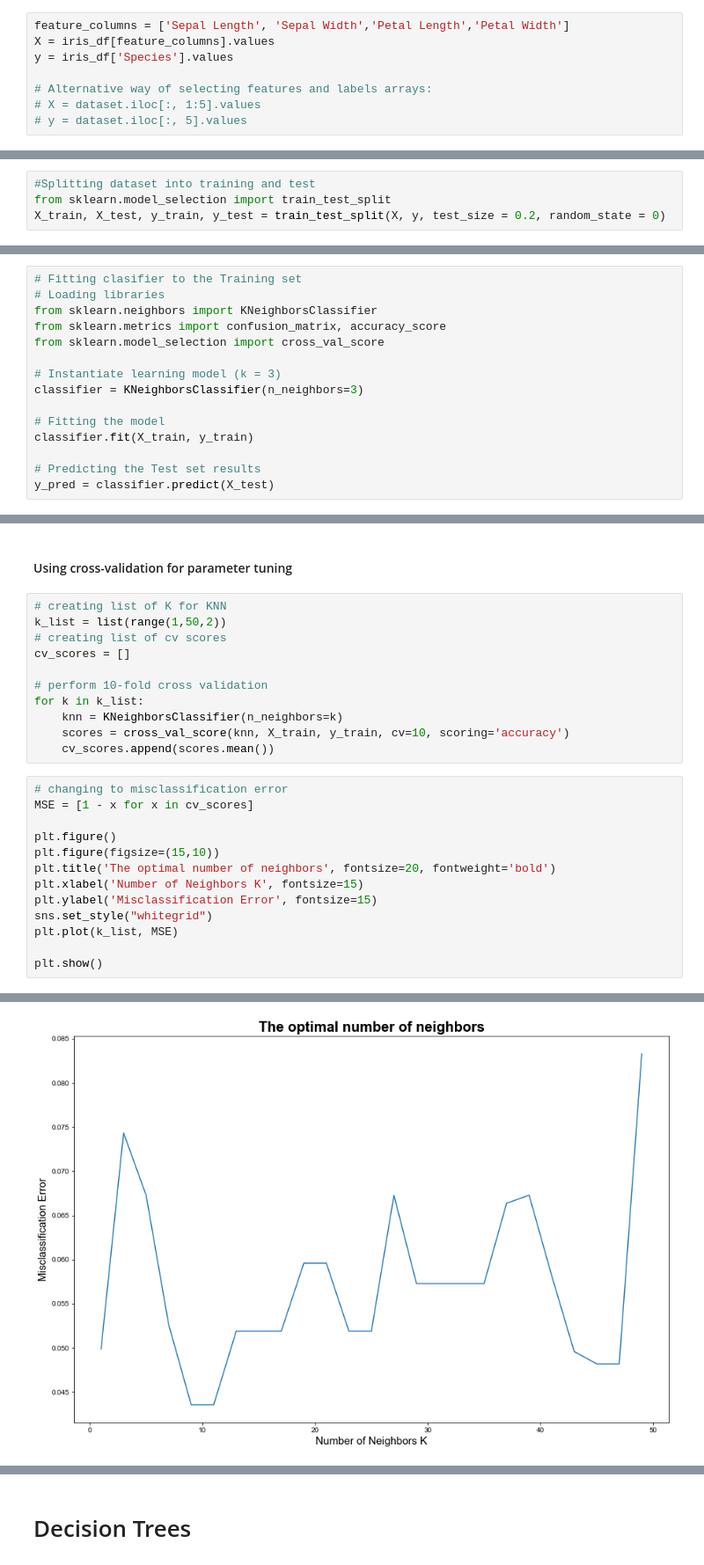
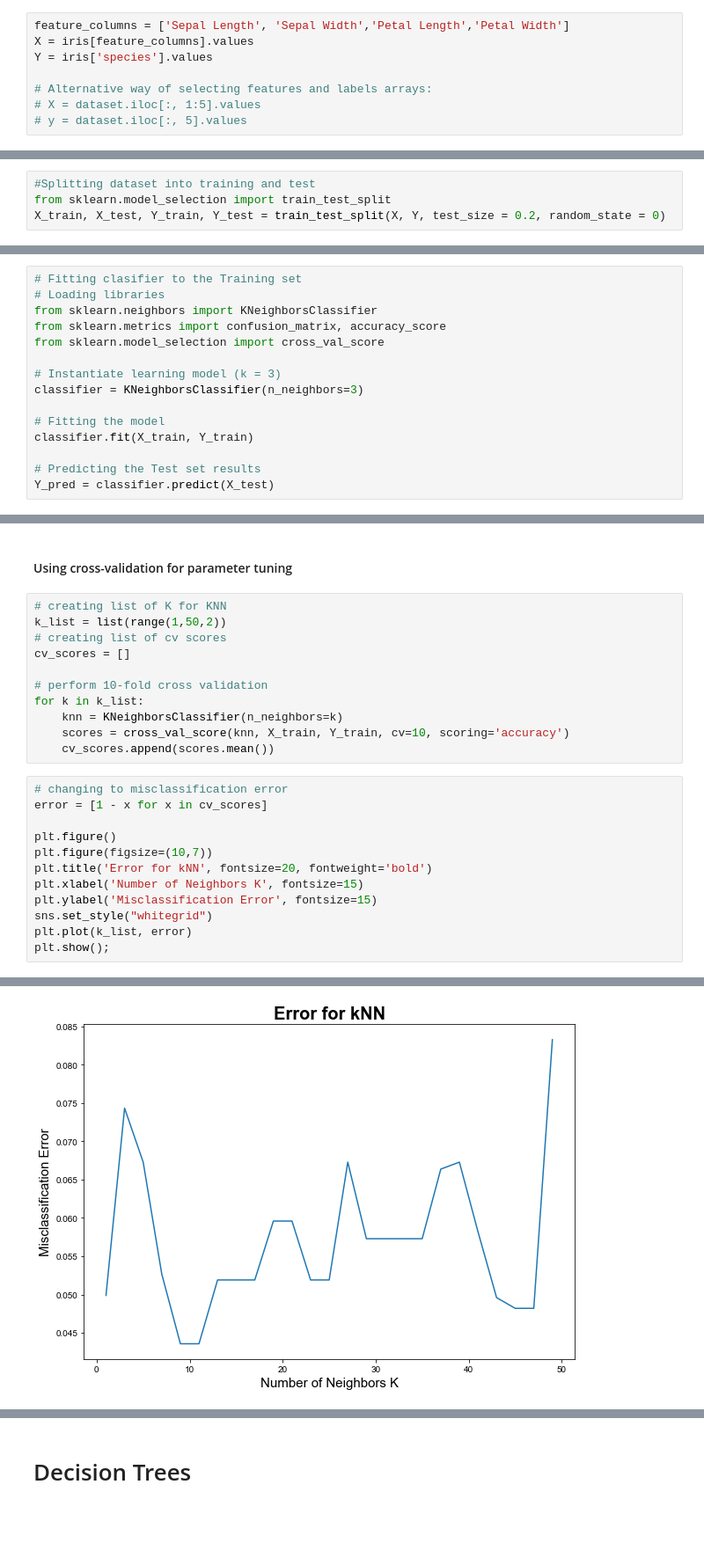
Before and after one commit to claalmve/susa-lecture-9, a Jupyter notebook: Lecture-9-FINAL.ipynb, the cells around one changed output, grey strips where cells are left out. Shown: that part at 88% size. Drawn from its saved outputs; the diff is of its cells as text; blank space fills up the shorter version.

```diff
--- a/Lecture-9-FINAL.ipynb
+++ b/Lecture-9-FINAL.ipynb
@@ -324,8 +303,8 @@ dtype: int64
 #### Dividing the Dataframe into Feature and Labels
 # %%
 feature_columns = ['Sepal Length', 'Sepal Width','Petal Length','Petal Width']
-X = iris_df[feature_columns].values
-y = iris_df['Species'].values
+X = iris[feature_columns].values
+Y = iris['species'].values
 
 # Alternative way of selecting features and labels arrays:
 # X = dataset.iloc[:, 1:5].values
@@ -335,6 +314,6 @@ y = iris_df['Species'].values
 # %%
 #Splitting dataset into training and test
 from sklearn.model_selection import train_test_split
-X_train, X_test, y_train, y_test = train_test_split(X, y, test_size = 0.2, random_state = 0)
+X_train, X_test, Y_train, Y_test = train_test_split(X, Y, test_size = 0.2, random_state = 0)
 # %% [markdown]
 ### Using KNN for classification
@@ -355,10 +330,10 @@ from sklearn.model_selection import cross_val_score
 classifier = KNeighborsClassifier(n_neighbors=3)
 
 # Fitting the model
-classifier.fit(X_train, y_train)
+classifier.fit(X_train, Y_train)
 
 # Predicting the Test set results
-y_pred = classifier.predict(X_test)
+Y_pred = classifier.predict(X_test)
 # %% [markdown]
 #### Evaluating Predictions
 # %%
@@ -380,23 +355,22 @@ cv_scores = []
 # perform 10-fold cross validation
 for k in k_list:
     knn = KNeighborsClassifier(n_neighbors=k)
-    scores = cross_val_score(knn, X_train, y_train, cv=10, scoring='accuracy')
+    scores = cross_val_score(knn, X_train, Y_train, cv=10, scoring='accuracy')
     cv_scores.append(scores.mean())
 # %%
 # changing to misclassification error
-MSE = [1 - x for x in cv_scores]
+error = [1 - x for x in cv_scores]
 
 plt.figure()
-plt.figure(figsize=(15,10))
-plt.title('The optimal number of neighbors', fontsize=20, fontweight='bold')
+plt.figure(figsize=(10,7))
+plt.title('Error for kNN', fontsize=20, fontweight='bold')
 plt.xlabel('Number of Neighbors K', fontsize=15)
 plt.ylabel('Misclassification Error', fontsize=15)
 sns.set_style("whitegrid")
-plt.plot(k_list, MSE)
-
-plt.show()
+plt.plot(k_list, error)
+plt.show();
 # %% [output]
 <Figure size 432x288 with 0 Axes>
-[figure, old version]
+[figure, new version]
 # %%
 # finding best k
```
Also changed, not shown: parts of 64 cells of this notebook.
